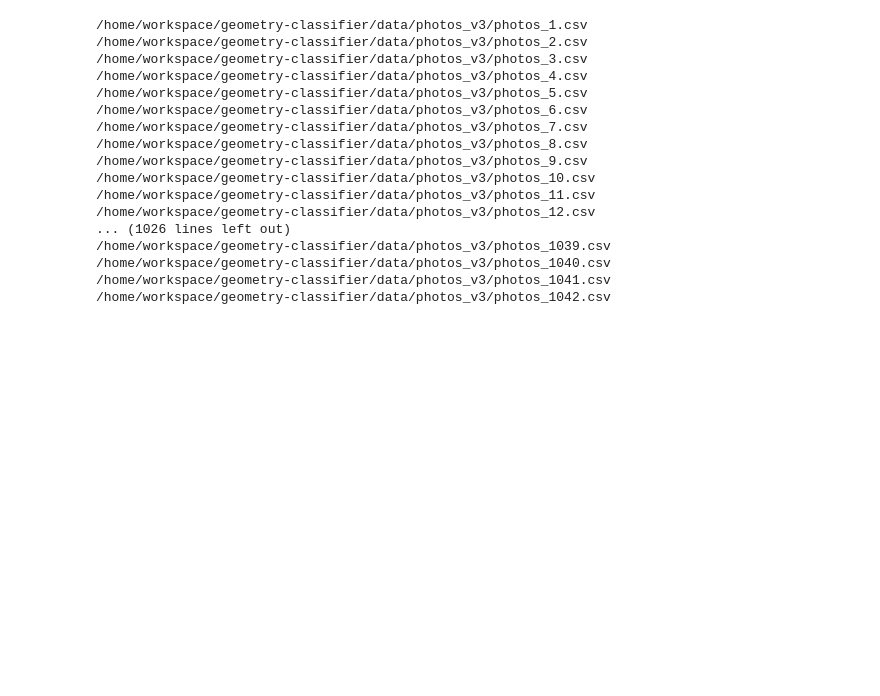
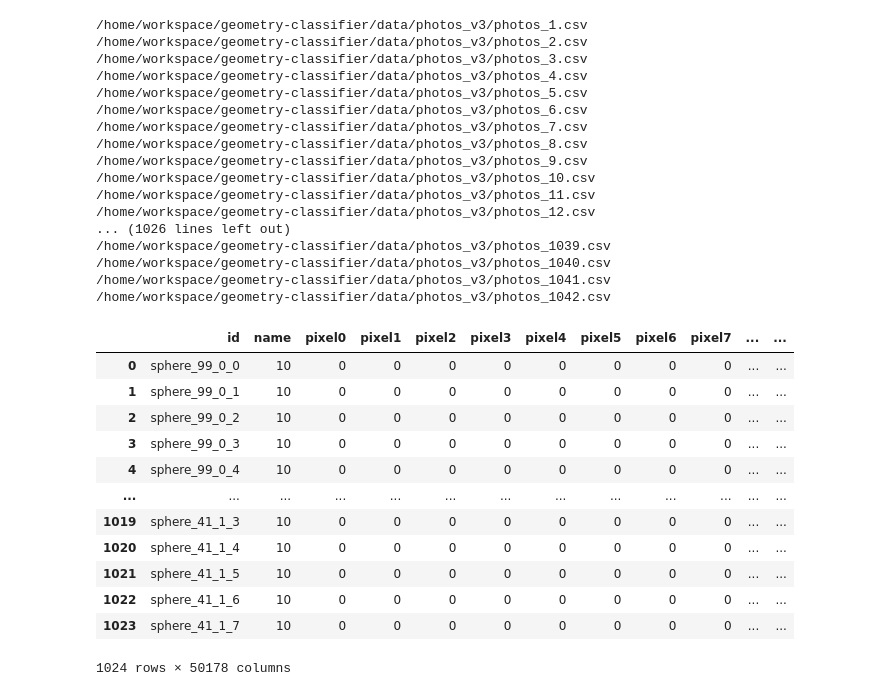
Before and after one commit to MichaelTheFear/VIS-3D-ZIP, a Jupyter notebook: geometry-classifier/luna_compress.ipynb, the cells around one changed output. Cells and saved outputs as stored; diff of their text form; code cells hidden in the pictures; blank space fills up the shorter version.

```diff
--- a/geometry-classifier/luna_compress.ipynb
+++ b/geometry-classifier/luna_compress.ipynb
@@ -97,3 +97,20 @@ for csv_file in csv_files:
 /home/workspace/geometry-classifier/data/photos_v3/photos_1040.csv
 /home/workspace/geometry-classifier/data/photos_v3/photos_1041.csv
 /home/workspace/geometry-classifier/data/photos_v3/photos_1042.csv
+# %%
+df2 = pd.read_parquet('/home/workspace/geometry-classifier/data/photos_v3_parquet/photos_1.parquet')
+df2
+# %% [output]
+|  | id | name | pixel0 | pixel1 | pixel2 | pixel3 | pixel4 | pixel5 | pixel6 | pixel7 | ... | ... |
+| 0 | sphere_99_0_0 | 10 | 0 | 0 | 0 | 0 | 0 | 0 | 0 | 0 | ... | ... |
+| 1 | sphere_99_0_1 | 10 | 0 | 0 | 0 | 0 | 0 | 0 | 0 | 0 | ... | ... |
+| 2 | sphere_99_0_2 | 10 | 0 | 0 | 0 | 0 | 0 | 0 | 0 | 0 | ... | ... |
+| 3 | sphere_99_0_3 | 10 | 0 | 0 | 0 | 0 | 0 | 0 | 0 | 0 | ... | ... |
+| 4 | sphere_99_0_4 | 10 | 0 | 0 | 0 | 0 | 0 | 0 | 0 | 0 | ... | ... |
+| ... | ... | ... | ... | ... | ... | ... | ... | ... | ... | ... | ... | ... |
+| 1019 | sphere_41_1_3 | 10 | 0 | 0 | 0 | 0 | 0 | 0 | 0 | 0 | ... | ... |
+| 1020 | sphere_41_1_4 | 10 | 0 | 0 | 0 | 0 | 0 | 0 | 0 | 0 | ... | ... |
+| 1021 | sphere_41_1_5 | 10 | 0 | 0 | 0 | 0 | 0 | 0 | 0 | 0 | ... | ... |
+| 1022 | sphere_41_1_6 | 10 | 0 | 0 | 0 | 0 | 0 | 0 | 0 | 0 | ... | ... |
+| 1023 | sphere_41_1_7 | 10 | 0 | 0 | 0 | 0 | 0 | 0 | 0 | 0 | ... | ... |
+1024 rows × 50178 columns
```
Also changed, not shown: 1 other file.
